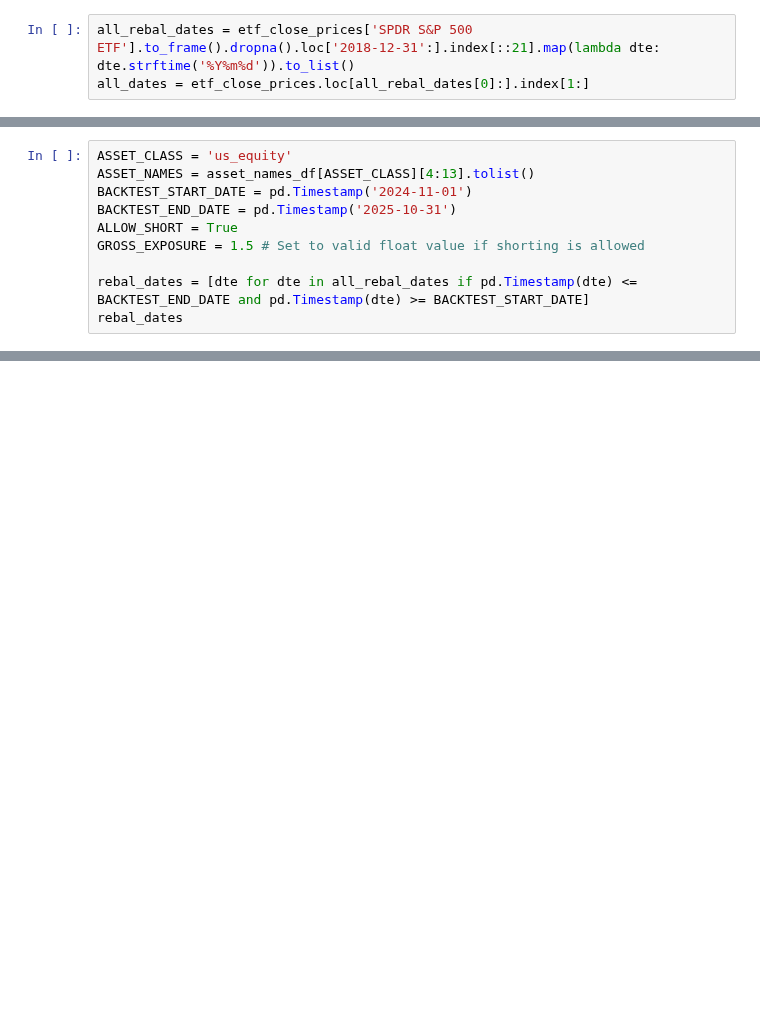
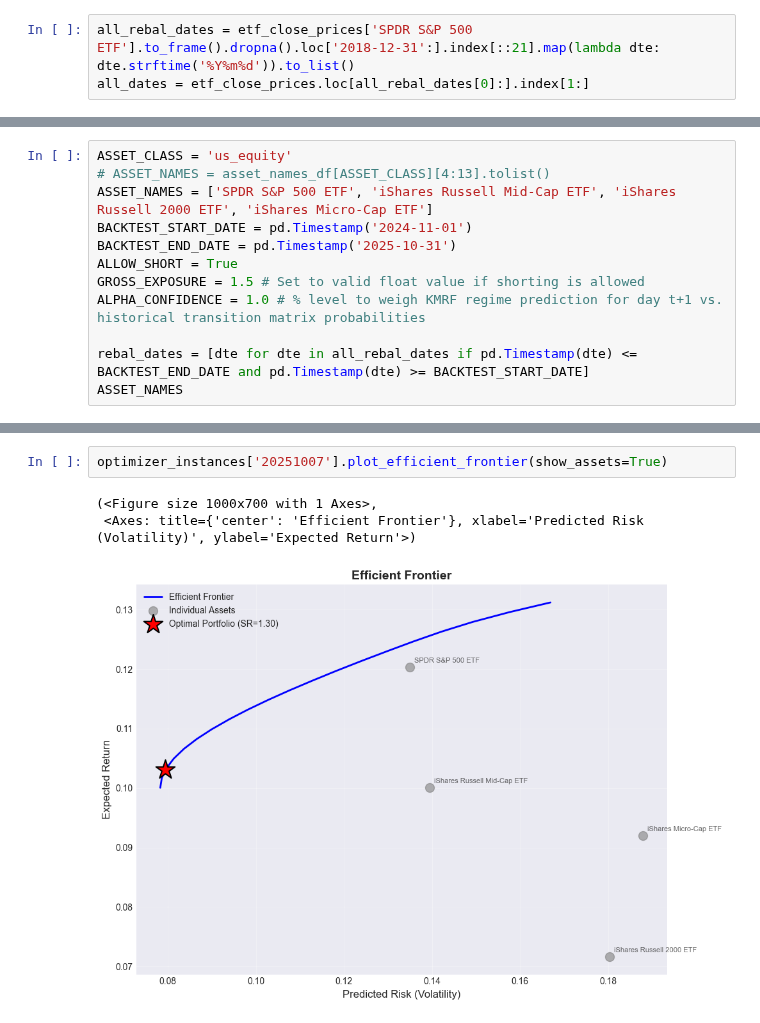
Before and after one commit to jessego20/FE800_project_code, a Jupyter notebook: backtest.ipynb, the cells around one changed output, grey strips where cells are left out. Cells and saved outputs as stored; diff of their text form; blank space fills up the shorter version.

```diff
--- a/backtest.ipynb
+++ b/backtest.ipynb
@@ -246,11 +311,13 @@ all_rebal_dates[-13:-1]
 # %%
 ASSET_CLASS = 'us_equity'
-ASSET_NAMES = asset_names_df[ASSET_CLASS][4:13].tolist()
+# ASSET_NAMES = asset_names_df[ASSET_CLASS][4:13].tolist()
+ASSET_NAMES = ['SPDR S&P 500 ETF', 'iShares Russell Mid-Cap ETF', 'iShares Russell 2000 ETF', 'iShares Micro-Cap ETF']
 BACKTEST_START_DATE = pd.Timestamp('2024-11-01')
 BACKTEST_END_DATE = pd.Timestamp('2025-10-31')
 ALLOW_SHORT = True
 GROSS_EXPOSURE = 1.5 # Set to valid float value if shorting is allowed
+ALPHA_CONFIDENCE = 1.0 # % level to weigh KMRF regime prediction for day t+1 vs. historical transition matrix probabilities
 
 rebal_dates = [dte for dte in all_rebal_dates if pd.Timestamp(dte) <= BACKTEST_END_DATE and pd.Timestamp(dte) >= BACKTEST_START_DATE]
-rebal_dates
+ASSET_NAMES
 # %% [output]
@@ -346,0 +515,6 @@ port_rets_vs_spy.add(1).cumprod().sub(1).plot(figsize=(12, 6))
+# %%
+optimizer_instances['20251007'].plot_efficient_frontier(show_assets=True)
+# %% [output]
+(<Figure size 1000x700 with 1 Axes>,
+ <Axes: title={'center': 'Efficient Frontier'}, xlabel='Predicted Risk (Volatility)', ylabel='Expected Return'>)
+[figure, added]
```
Also changed, not shown: parts of 17 cells of this notebook, 5 other files.
